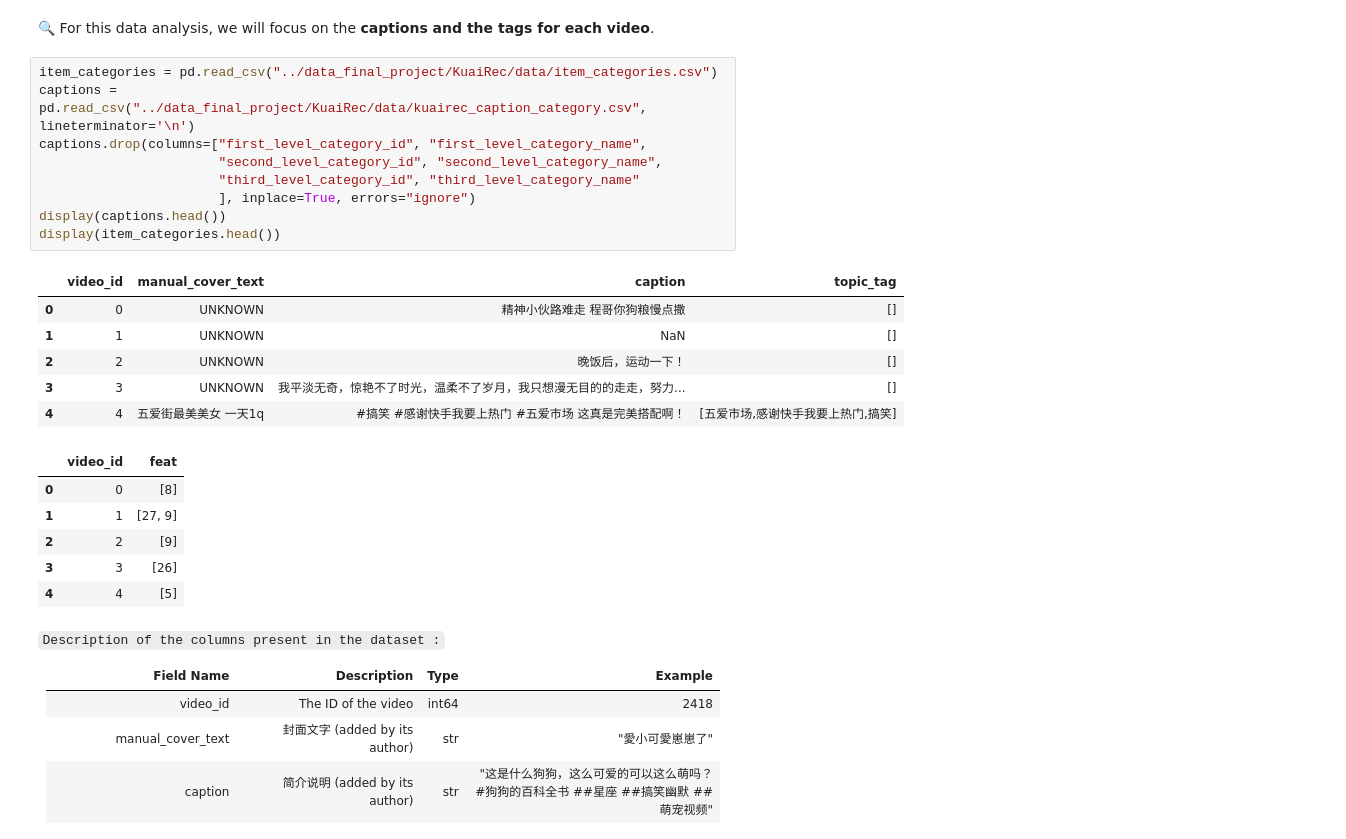
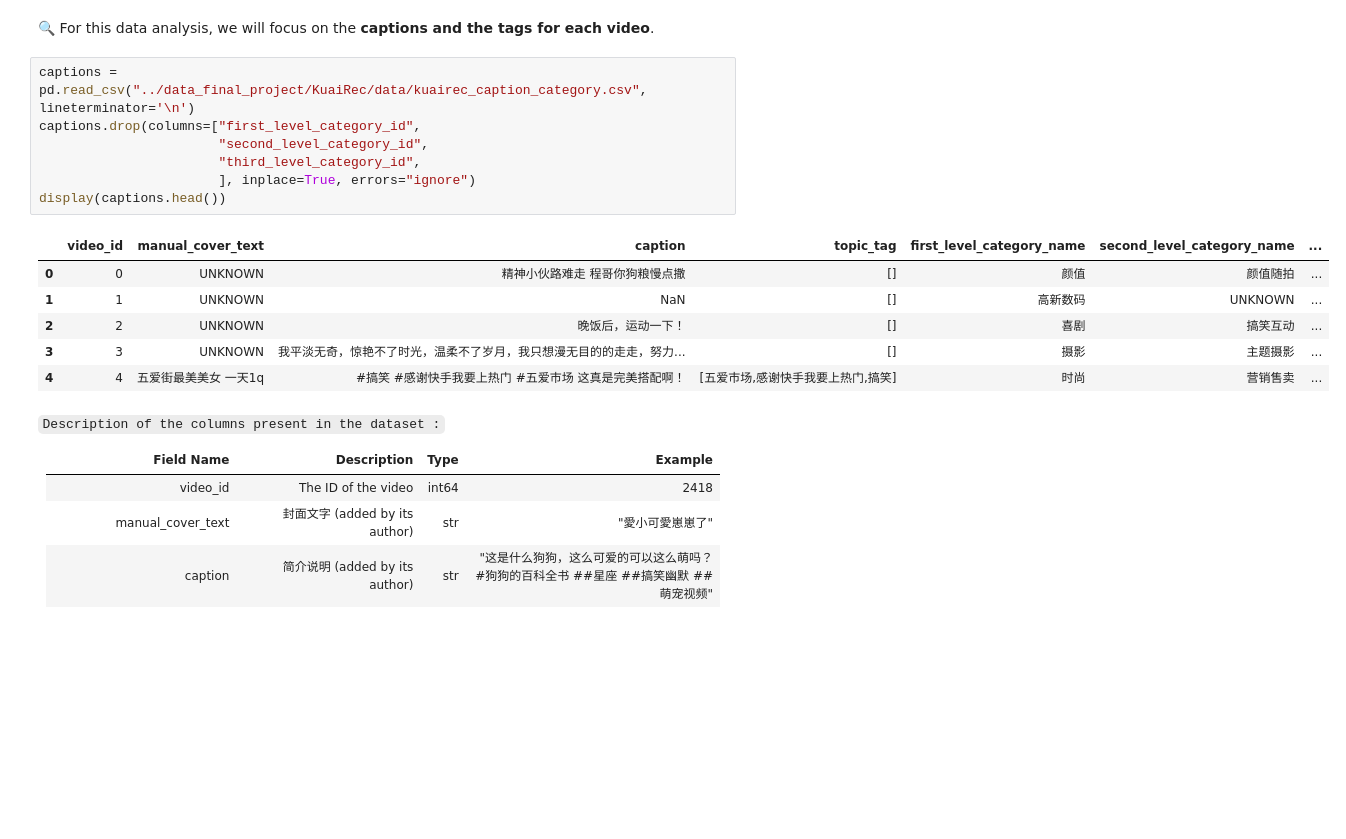
Before and after one commit to maximboc/FinalProject_2025_bocquillionmaxim, a Jupyter notebook: EDA/interactions_EDA.ipynb, the cells around one changed output. Drawn from its saved outputs; the diff is of its cells as text; blank space fills up the shorter version.

````diff
--- a/EDA/interactions_EDA.ipynb
+++ b/EDA/interactions_EDA.ipynb
@@ -550,27 +614,19 @@ item_features.head()
 # %% [markdown]
 🔍 For this data analysis, we will focus on the **captions and the tags for each video**.
 # %%
-item_categories = pd.read_csv("../data_final_project/KuaiRec/data/item_categories.csv")
 captions = pd.read_csv("../data_final_project/KuaiRec/data/kuairec_caption_category.csv", lineterminator='\n')
-captions.drop(columns=["first_level_category_id", "first_level_category_name",
-                       "second_level_category_id", "second_level_category_name",
-                       "third_level_category_id", "third_level_category_name"
+captions.drop(columns=["first_level_category_id",
+                       "second_level_category_id",
+                       "third_level_category_id",
                        ], inplace=True, errors="ignore")
 display(captions.head())
-display(item_categories.head())
 # %% [output]
-|  | video_id | manual_cover_text | caption | topic_tag |
-| 0 | 0 | UNKNOWN | 精神小伙路难走 程哥你狗粮慢点撒 | [] |
-| 1 | 1 | UNKNOWN | NaN | [] |
-| 2 | 2 | UNKNOWN | 晚饭后，运动一下！ | [] |
-| 3 | 3 | UNKNOWN | 我平淡无奇，惊艳不了时光，温柔不了岁月，我只想漫无目的的走走，努力... | [] |
-| 4 | 4 | 五爱街最美美女 一天1q | #搞笑 #感谢快手我要上热门 #五爱市场 这真是完美搭配啊！ | [五爱市场,感谢快手我要上热门,搞笑] |
+|  | video_id | manual_cover_text | caption | topic_tag | first_level_category_name | second_level_category_name | ... |
+| 0 | 0 | UNKNOWN | 精神小伙路难走 程哥你狗粮慢点撒 | [] | 颜值 | 颜值随拍 | ... |
+| 1 | 1 | UNKNOWN | NaN | [] | 高新数码 | UNKNOWN | ... |
+| 2 | 2 | UNKNOWN | 晚饭后，运动一下！ | [] | 喜剧 | 搞笑互动 | ... |
+| 3 | 3 | UNKNOWN | 我平淡无奇，惊艳不了时光，温柔不了岁月，我只想漫无目的的走走，努力... | [] | 摄影 | 主题摄影 | ... |
+| 4 | 4 | 五爱街最美美女 一天1q | #搞笑 #感谢快手我要上热门 #五爱市场 这真是完美搭配啊！ | [五爱市场,感谢快手我要上热门,搞笑] | 时尚 | 营销售卖 | ... |
-|  | video_id | feat |
-| 0 | 0 | [8] |
-| 1 | 1 | [27, 9] |
-| 2 | 2 | [9] |
-| 3 | 3 | [26] |
-| 4 | 4 | [5] |
 # %% [markdown]
 ```Description of the columns present in the dataset :```
 
````
Also changed, not shown: parts of 37 cells of this notebook, 7 other files.
